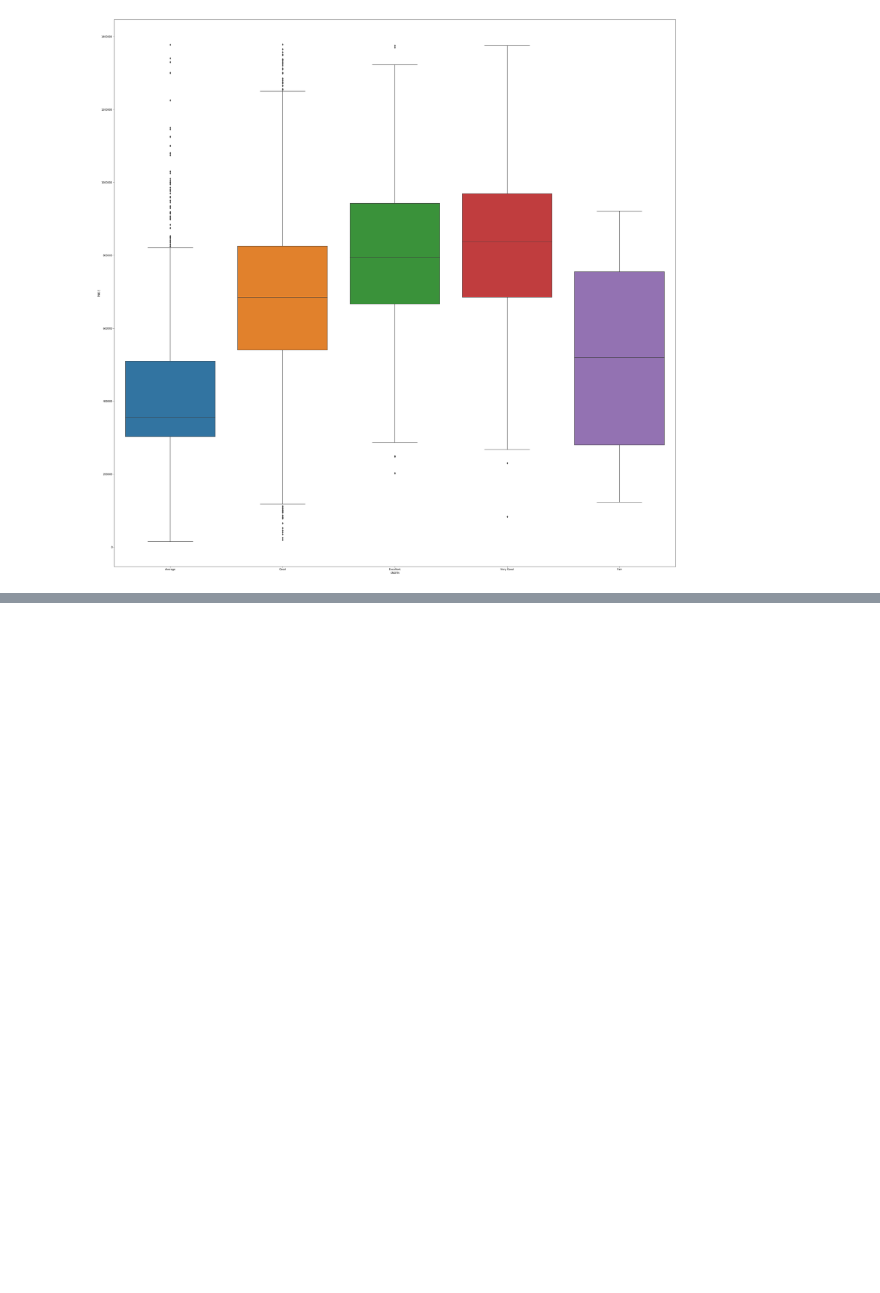
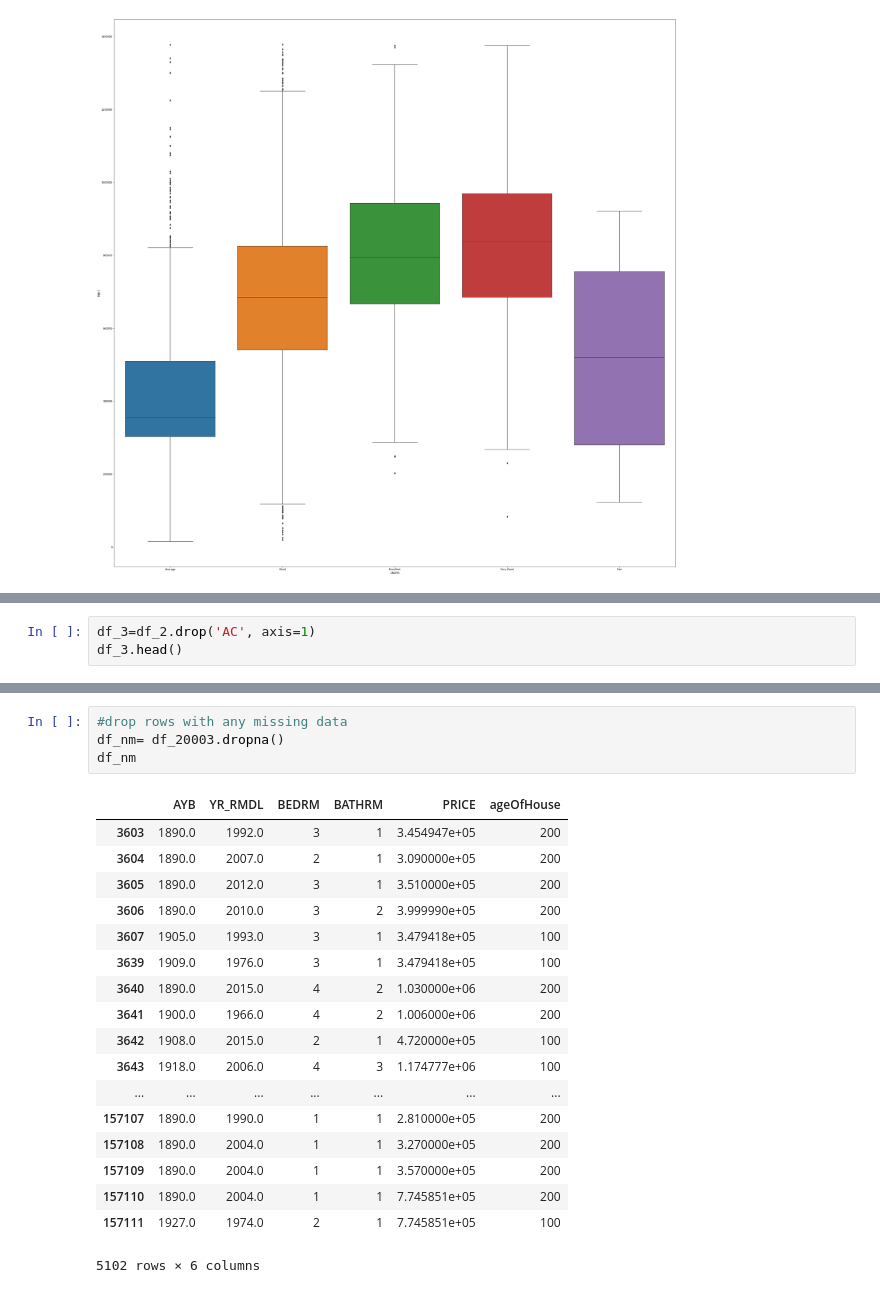
Before and after one commit to ocarbonie/Project1, a Jupyter notebook: Project1.ipynb, the cells around one changed output, grey strips where cells are left out. Drawn from its saved outputs; the diff is of its cells as text; blank space fills up the shorter version.

```diff
--- a/Project1.ipynb
+++ b/Project1.ipynb
@@ -413,0 +466,3 @@ sns.boxplot(x='CNDTN',y='PRICE',data=copydf_20003)
+# %%
+df_3=df_2.drop('AC', axis=1)
+df_3.head()
@@ -413,0 +506,23 @@ sns.boxplot(x='CNDTN',y='PRICE',data=copydf_20003)
+# %%
+#drop rows with any missing data
+df_nm= df_20003.dropna()
+df_nm
+# %% [output]
+|  | AYB | YR_RMDL | BEDRM | BATHRM | PRICE | ageOfHouse |
+| 3603 | 1890.0 | 1992.0 | 3 | 1 | 3.454947e+05 | 200 |
+| 3604 | 1890.0 | 2007.0 | 2 | 1 | 3.090000e+05 | 200 |
+| 3605 | 1890.0 | 2012.0 | 3 | 1 | 3.510000e+05 | 200 |
+| 3606 | 1890.0 | 2010.0 | 3 | 2 | 3.999990e+05 | 200 |
+| 3607 | 1905.0 | 1993.0 | 3 | 1 | 3.479418e+05 | 100 |
+| 3639 | 1909.0 | 1976.0 | 3 | 1 | 3.479418e+05 | 100 |
+| 3640 | 1890.0 | 2015.0 | 4 | 2 | 1.030000e+06 | 200 |
+| 3641 | 1900.0 | 1966.0 | 4 | 2 | 1.006000e+06 | 200 |
+| 3642 | 1908.0 | 2015.0 | 2 | 1 | 4.720000e+05 | 100 |
+| 3643 | 1918.0 | 2006.0 | 4 | 3 | 1.174777e+06 | 100 |
+| ... | ... | ... | ... | ... | ... | ... |
+| 157107 | 1890.0 | 1990.0 | 1 | 1 | 2.810000e+05 | 200 |
+| 157108 | 1890.0 | 2004.0 | 1 | 1 | 3.270000e+05 | 200 |
+| 157109 | 1890.0 | 2004.0 | 1 | 1 | 3.570000e+05 | 200 |
+| 157110 | 1890.0 | 2004.0 | 1 | 1 | 7.745851e+05 | 200 |
+| 157111 | 1927.0 | 1974.0 | 2 | 1 | 7.745851e+05 | 100 |
+5102 rows × 6 columns
```
Also changed, not shown: parts of 41 cells of this notebook.
